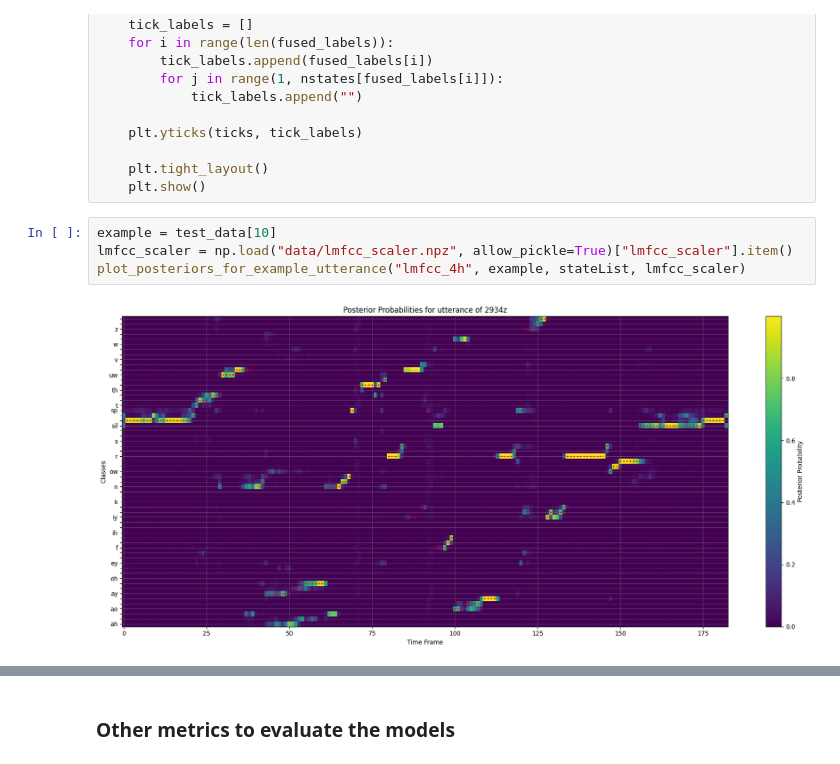
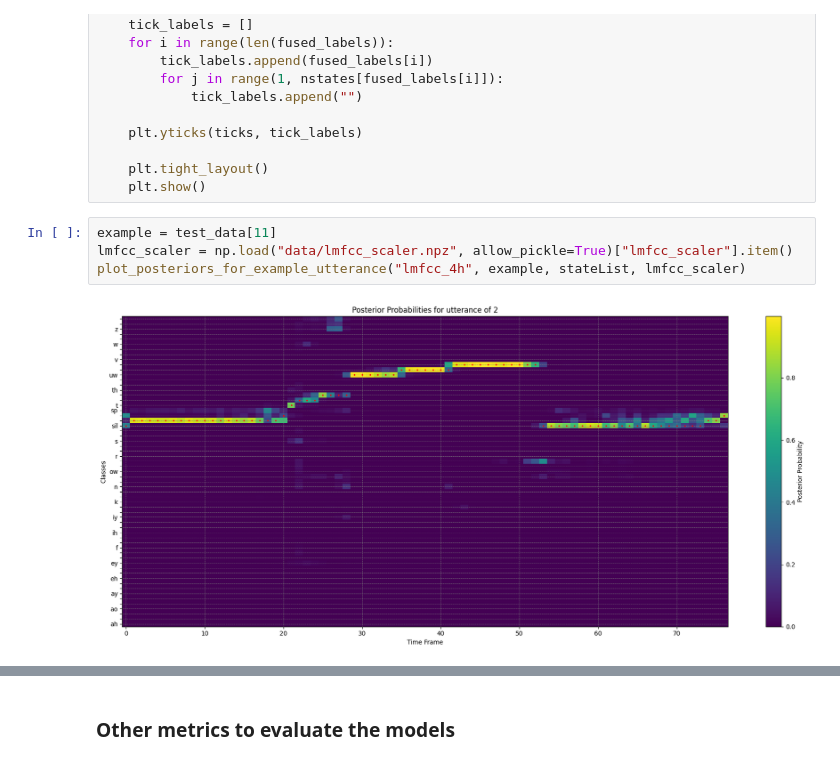
Before and after one commit to celdot/Speech_Speaker_Recognition, a Jupyter notebook: Assignements/lab3/lab3.ipynb, the cells around one changed output, grey strips where cells are left out. Drawn from its saved outputs; the diff is of its cells as text.

```diff
--- a/Assignements/lab3/lab3.ipynb
+++ b/Assignements/lab3/lab3.ipynb
@@ -655,8 +660,8 @@ def plot_posteriors_for_example_utterance(model_name, example_utterance, stateLi
     plt.tight_layout()
     plt.show()
 # %%
-example = test_data[10]
+example = test_data[11]
 lmfcc_scaler = np.load("data/lmfcc_scaler.npz", allow_pickle=True)["lmfcc_scaler"].item()
 plot_posteriors_for_example_utterance("lmfcc_4h", example, stateList, lmfcc_scaler)
 # %% [output]
-[figure, old version]
+[figure, new version]
```
Also changed, not shown: parts of 3 cells of this notebook, 3 other files.
